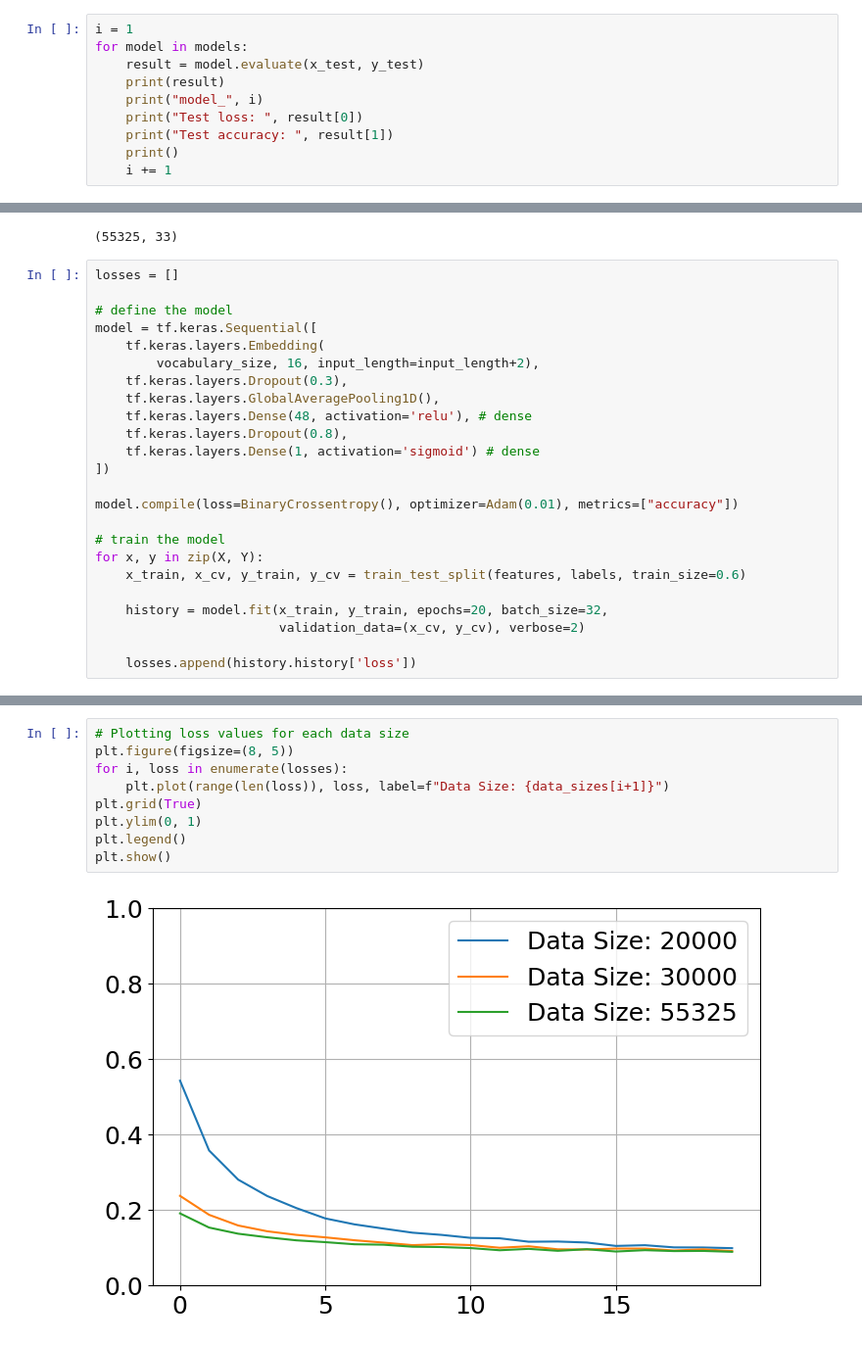
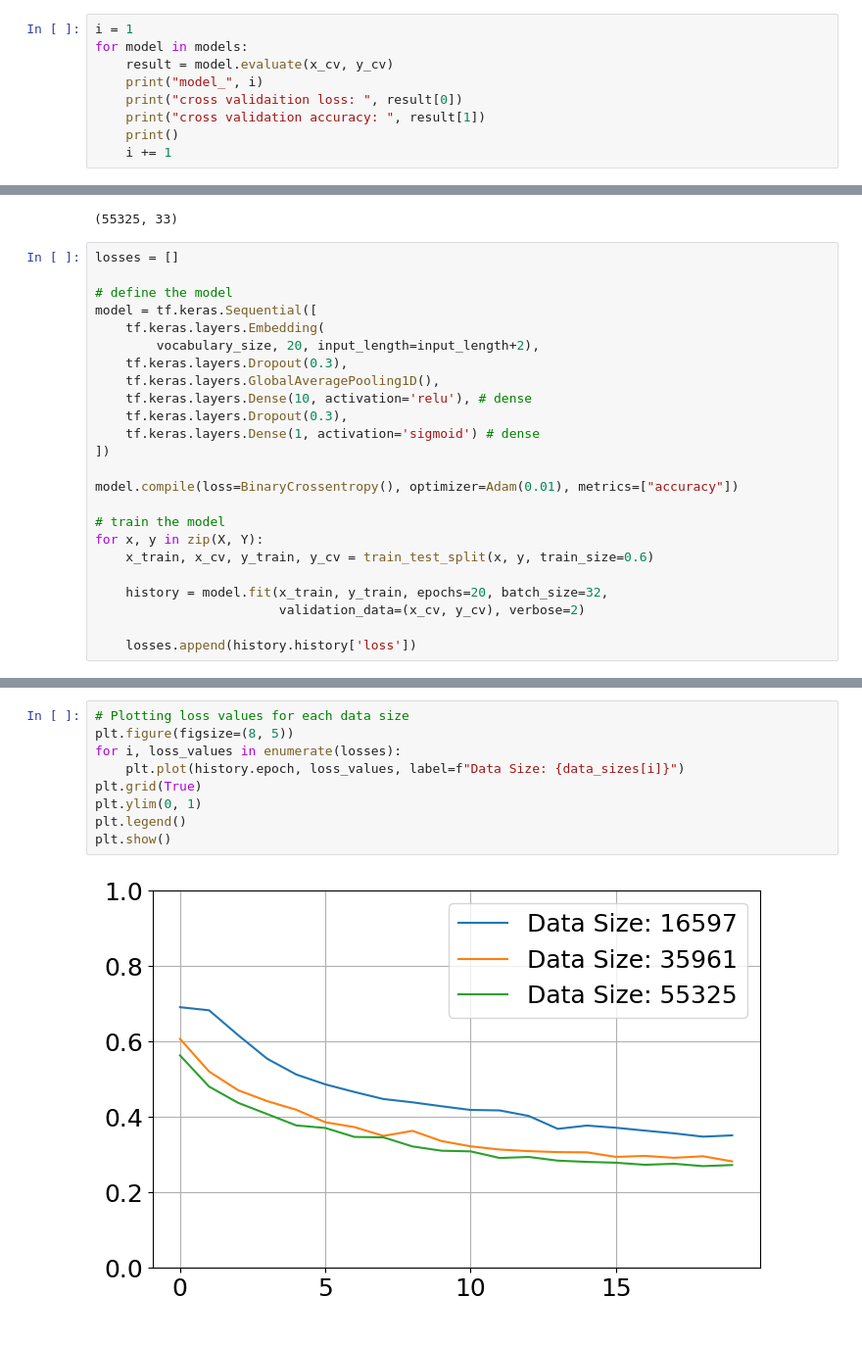
Before and after one commit to reham-shaban/Sarcasm-Detection, a Jupyter notebook: Sarcasm_detection_keras.ipynb, the cells around one changed output, grey strips where cells are left out. Shown at 98% size. Drawn from its saved outputs; the diff is of its cells as text.

```diff
--- a/Sarcasm_detection_keras.ipynb
+++ b/Sarcasm_detection_keras.ipynb
@@ -434,11 +438,10 @@ for history in history_layers:
 # %%
 i = 1
 for model in models:
-    result = model.evaluate(x_test, y_test)
-    print(result)
+    result = model.evaluate(x_cv, y_cv)
     print("model_", i)
-    print("Test loss: ", result[0])
-    print("Test accuracy: ", result[1])
+    print("cross validaition loss: ", result[0])
+    print("cross validation accuracy: ", result[1])
     print()
     i += 1
 # %% [output]
@@ -537,11 +537,11 @@ losses = []
 # define the model
 model = tf.keras.Sequential([
     tf.keras.layers.Embedding(
-        vocabulary_size, 16, input_length=input_length+2),
+        vocabulary_size, 20, input_length=input_length+2),
     tf.keras.layers.Dropout(0.3),
     tf.keras.layers.GlobalAveragePooling1D(),
-    tf.keras.layers.Dense(48, activation='relu'), # dense
-    tf.keras.layers.Dropout(0.8),
+    tf.keras.layers.Dense(10, activation='relu'), # dense
+    tf.keras.layers.Dropout(0.3),
     tf.keras.layers.Dense(1, activation='sigmoid') # dense
 ])
 
@@ -549,7 +549,7 @@ model.compile(loss=BinaryCrossentropy(), optimizer=Adam(0.01), metrics=["accurac
 
 # train the model
 for x, y in zip(X, Y):
-    x_train, x_cv, y_train, y_cv = train_test_split(features, labels, train_size=0.6)
+    x_train, x_cv, y_train, y_cv = train_test_split(x, y, train_size=0.6)
 
     history = model.fit(x_train, y_train, epochs=20, batch_size=32,
                         validation_data=(x_cv, y_cv), verbose=2)
@@ -576,11 +581,11 @@ Epoch 20/20
 # %%
 # Plotting loss values for each data size
 plt.figure(figsize=(8, 5))
-for i, loss in enumerate(losses):
-    plt.plot(range(len(loss)), loss, label=f"Data Size: {data_sizes[i+1]}")
+for i, loss_values in enumerate(losses):
+    plt.plot(history.epoch, loss_values, label=f"Data Size: {data_sizes[i]}")
 plt.grid(True)
 plt.ylim(0, 1)
 plt.legend()
 plt.show()
 # %% [output]
-[figure, old version]
+[figure, new version]
```
Also changed, not shown: parts of 16 cells of this notebook.
